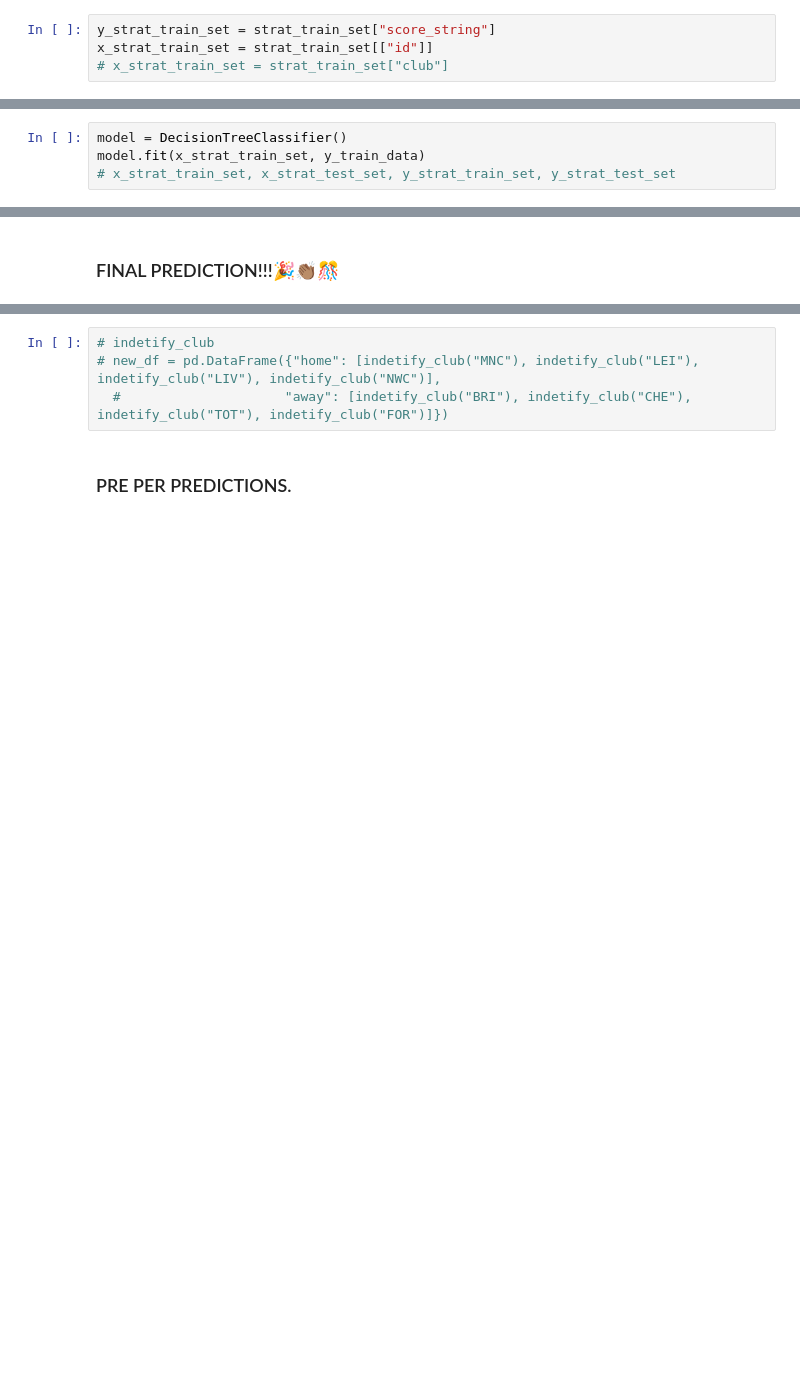
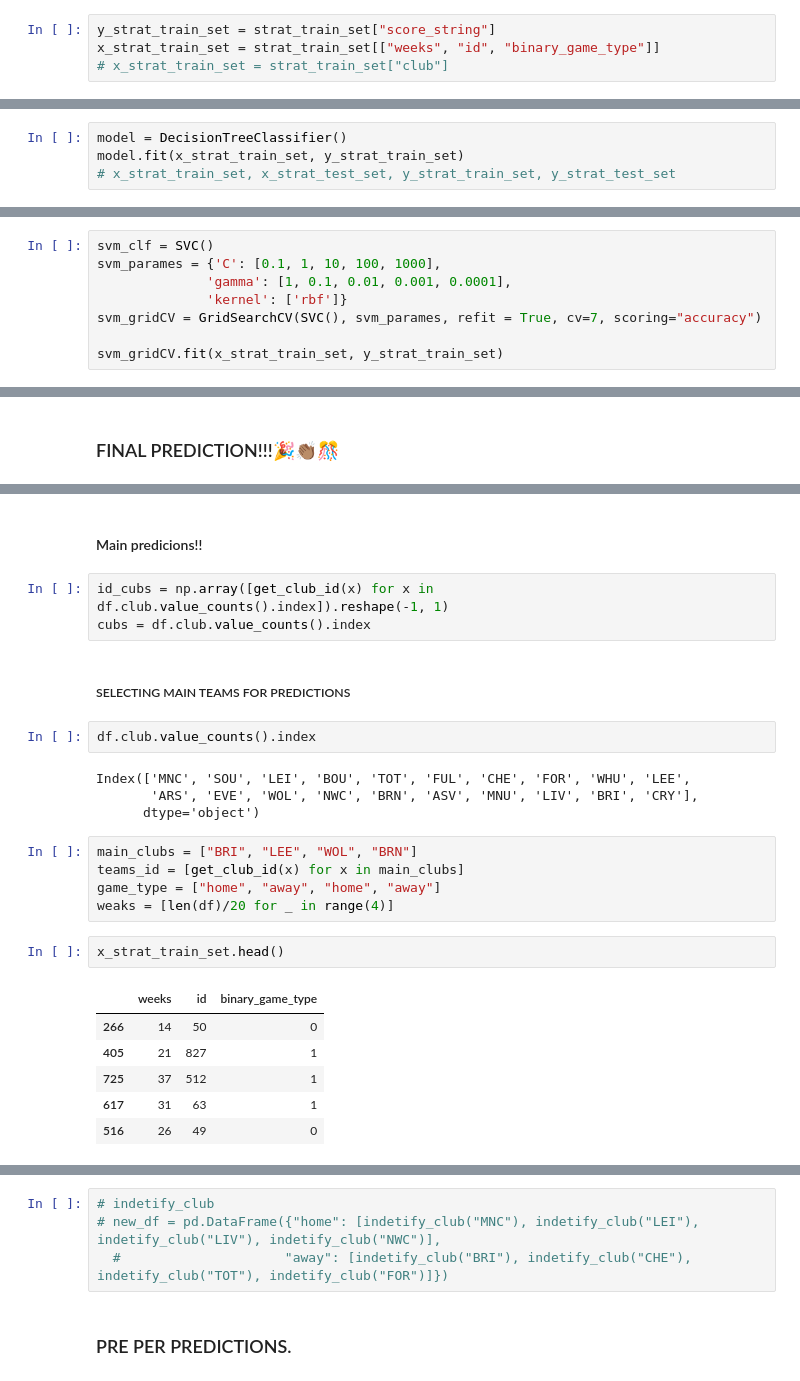
Before and after one commit to nicmodan/gambling-prediction-app, a Jupyter notebook: wranggling&predicting_data.ipynb, the cells around one changed output, grey strips where cells are left out. Saved outputs shown, nothing was run; the diff lists cells and outputs as text; blank space fills up the shorter version.

```diff
--- a/wranggling&predicting_data.ipynb
+++ b/wranggling&predicting_data.ipynb
@@ -553,6 +325,6 @@ strat_test_set.head()
 ### StratifiedShuffleSplit train
 # %%
 y_strat_train_set = strat_train_set["score_string"]
-x_strat_train_set = strat_train_set[["id"]]
+x_strat_train_set = strat_train_set[["weeks", "id", "binary_game_type"]]
 # x_strat_train_set = strat_train_set["club"]
 # %%
@@ -577,7 +345,7 @@ len(y_strat_train_set), len(x_strat_train_set)
 ##### Decision tree classifer
 # %%
 model = DecisionTreeClassifier()
-model.fit(x_strat_train_set, y_train_data)
+model.fit(x_strat_train_set, y_strat_train_set)
 # x_strat_train_set, x_strat_test_set, y_strat_train_set, y_strat_test_set
 # %% [output]
 DecisionTreeClassifier()
@@ -671,0 +446,8 @@ for mean_score, params in zip(cvres["mean_test_score"], cvres["params"]):
+# %%
+svm_clf = SVC()
+svm_parames = {'C': [0.1, 1, 10, 100, 1000],
+              'gamma': [1, 0.1, 0.01, 0.001, 0.0001],
+              'kernel': ['rbf']}
+svm_gridCV = GridSearchCV(SVC(), svm_parames, refit = True, cv=7, scoring="accuracy")
+
+svm_gridCV.fit(x_strat_train_set, y_strat_train_set)
@@ -713,0 +508,27 @@ prediction_df.sort_values(by=["clubs"])
+# %% [markdown]
+#### Main predicions!!
+# %%
+id_cubs = np.array([get_club_id(x) for x in df.club.value_counts().index]).reshape(-1, 1)
+cubs = df.club.value_counts().index
+# %% [markdown]
+##### SELECTING MAIN TEAMS FOR PREDICTIONS
+# %%
+df.club.value_counts().index
+# %% [output]
+Index(['MNC', 'SOU', 'LEI', 'BOU', 'TOT', 'FUL', 'CHE', 'FOR', 'WHU', 'LEE',
+       'ARS', 'EVE', 'WOL', 'NWC', 'BRN', 'ASV', 'MNU', 'LIV', 'BRI', 'CRY'],
+      dtype='object')
+# %%
+main_clubs = ["BRI", "LEE", "WOL", "BRN"]
+teams_id = [get_club_id(x) for x in main_clubs]
+game_type = ["home", "away", "home", "away"]
+weaks = [len(df)/20 for _ in range(4)]
+# %%
+x_strat_train_set.head()
+# %% [output]
+|  | weeks | id | binary_game_type |
+| 266 | 14 | 50 | 0 |
+| 405 | 21 | 827 | 1 |
+| 725 | 37 | 512 | 1 |
+| 617 | 31 | 63 | 1 |
+| 516 | 26 | 49 | 0 |
```
Also changed, not shown: parts of 103 cells of this notebook.
